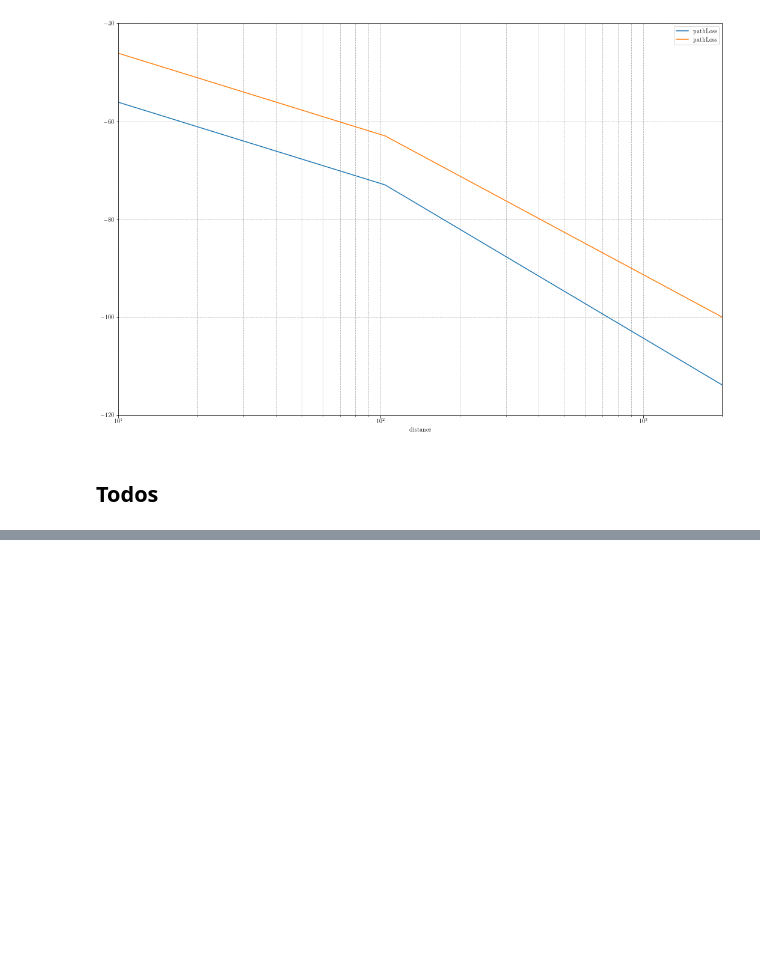
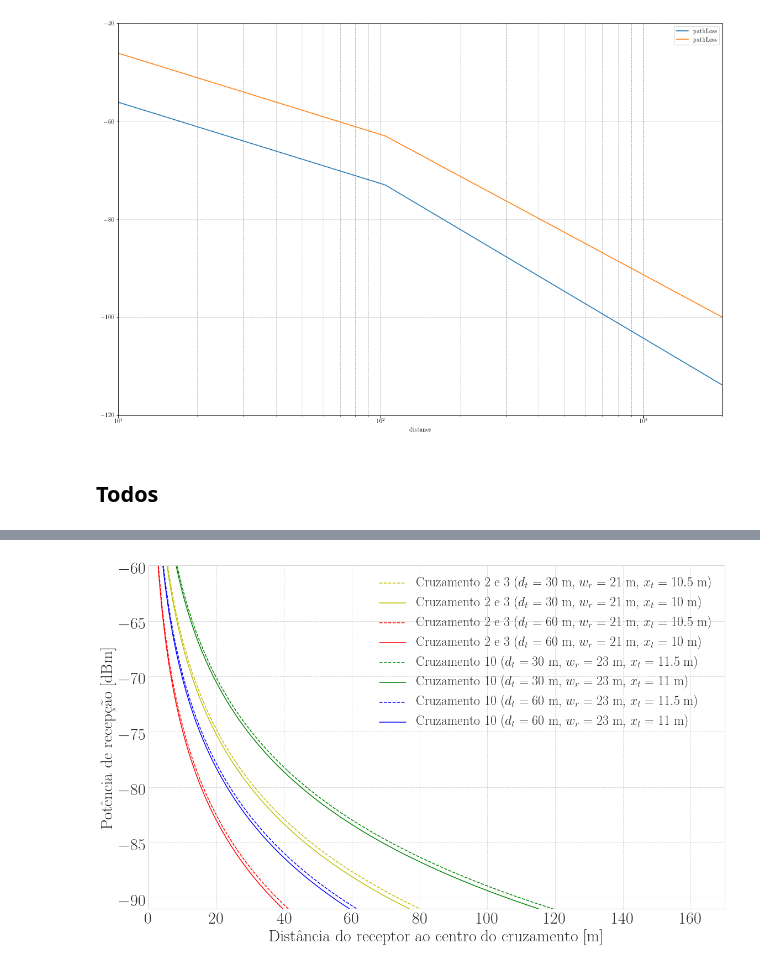
Before and after one commit to Lucas-Cerqueira/Projeto-Final-src, a Jupyter notebook: readFromNSLog.ipynb, the cells around one changed output, grey strips where cells are left out. Saved outputs shown, nothing was run; the diff lists cells and outputs as text; code cells hidden in the pictures; blank space fills up the shorter version.

Commit message:
MoIntersection model

```diff
--- a/readFromNSLog.ipynb
+++ b/readFromNSLog.ipynb
@@ -565,0 +607,80 @@ for tick in ax.yaxis.get_major_ticks():
+# %%
+df = pd.DataFrame(parseLogFile('output/int_2_30.log', 3)).drop_duplicates(subset=['rxDistance'])
+# df['rxPower'] = 20 - df['pathLoss']
+ax = df.query('rxDistance >= 1 and rxPower <= 200')\
+       .plot(x='rxDistance', y='rxPower',
+             yticks=list(range(-60, -95, -5)),
+             xticks=list(range(0, 180, 20)),
+             xlim=[0, 170],
+             ylim=[-91, -60],
+             figsize=(16, 10),
+             style='y--')
+
+df = pd.DataFrame(parseLogFile('output/int_2_30_trunc.log', 3)).drop_duplicates(subset=['rxDistance'])
+# df['rxPower'] = 20 - df['pathLoss']
+ax = df.query('rxDistance >= 1 and rxPower <= 200')\
+       .plot(x='rxDistance', y='rxPower', ax=ax,
+             style='y-')
+
+df = pd.DataFrame(parseLogFile('output/int_2_60.log', 3)).drop_duplicates(subset=['rxDistance'])
+# df['rxPower'] = 20 - df['pathLoss']
+ax = df.query('rxDistance >= 1 and rxPower <= 200')\
+       .plot(x='rxDistance', y='rxPower', ax=ax,
+             style='r--')
+
+df = pd.DataFrame(parseLogFile('output/int_2_60_trunc.log', 3)).drop_duplicates(subset=['rxDistance'])
+# df['rxPower'] = 20 - df['pathLoss']
+ax = df.query('rxDistance >= 1 and rxPower <= 200')\
+       .plot(x='rxDistance', y='rxPower', ax=ax,
+             style='r-')
+
+
+df = pd.DataFrame(parseLogFile('output/int_10_30.log', 3)).drop_duplicates(subset=['rxDistance'])
+ax = df.query('rxDistance >= 1 and rxPower <= 200')\
+       .plot(x='rxDistance', y='rxPower', ax=ax,
+             style='g--')
+
+df = pd.DataFrame(parseLogFile('output/int_10_30_trunc.log', 3)).drop_duplicates(subset=['rxDistance'])
+# df['rxPower'] = 20 - df['pathLoss']
+ax = df.query('rxDistance >= 1 and rxPower <= 200')\
+       .plot(x='rxDistance', y='rxPower', ax=ax,
+             style='g-')
+
+
+df = pd.DataFrame(parseLogFile('output/int_10_60.log', 3)).drop_duplicates(subset=['rxDistance'])
+# df['rxPower'] = 20 - df['pathLoss']
+ax = df.query('rxDistance >= 1 and rxPower <= 200')\
+       .plot(x='rxDistance', y='rxPower', ax=ax,
+             style='b--')
+
+df = pd.DataFrame(parseLogFile('output/int_10_60_trunc.log', 3)).drop_duplicates(subset=['rxDistance'])
+# df['rxPower'] = 20 - df['pathLoss']
+ax = df.query('rxDistance >= 1 and rxPower <= 200')\
+       .plot(x='rxDistance', y='rxPower', ax=ax,
+             style='b-')
+
+fontsize=30
+ax.grid(True,which="both",ls="--")
+ax.legend(['Cruzamento 2 e 3 ($d_t=30$ m, $w_r=21$ m, $x_t=10.5$ m)',
+           'Cruzamento 2 e 3 ($d_t=30$ m, $w_r=21$ m, $x_t=10$ m)',
+           'Cruzamento 2 e 3 ($d_t=60$ m, $w_r=21$ m, $x_t=10.5$ m)',
+           'Cruzamento 2 e 3 ($d_t=60$ m, $w_r=21$ m, $x_t=10$ m)',
+           'Cruzamento 10 ($d_t=30$ m, $w_r=23$ m, $x_t=11.5$ m)',
+           'Cruzamento 10 ($d_t=30$ m, $w_r=23$ m, $x_t=11$ m)',
+           'Cruzamento 10 ($d_t=60$ m, $w_r=23$ m, $x_t=11.5$ m)',
+           'Cruzamento 10 ($d_t=60$ m, $w_r=23$ m, $x_t=11$ m)',
+          ],
+          fontsize=fontsize-6)
+
+ax.set_xlabel('Distância do receptor ao centro do cruzamento [m]', fontsize=fontsize)
+ax.set_ylabel('Potência de recepção [dBm]', fontsize=fontsize)
+for tick in ax.xaxis.get_major_ticks():
+    tick.label.set_fontsize(fontsize)
+for tick in ax.yaxis.get_major_ticks():
+    tick.label.set_fontsize(fontsize)
+
+fig = plt.gcf()
+fig.tight_layout()
+plt.savefig('intersection_error.eps')
+# %% [output]
+[figure, added]
```
Also changed, not shown: parts of 7 cells of this notebook, 7 other files.
